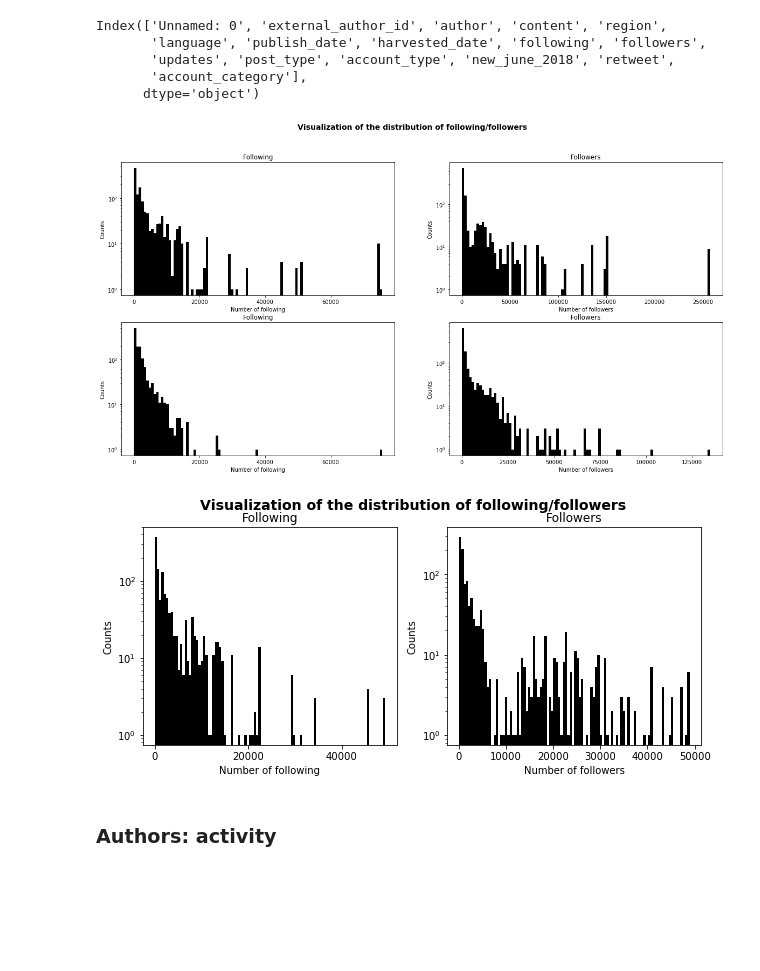
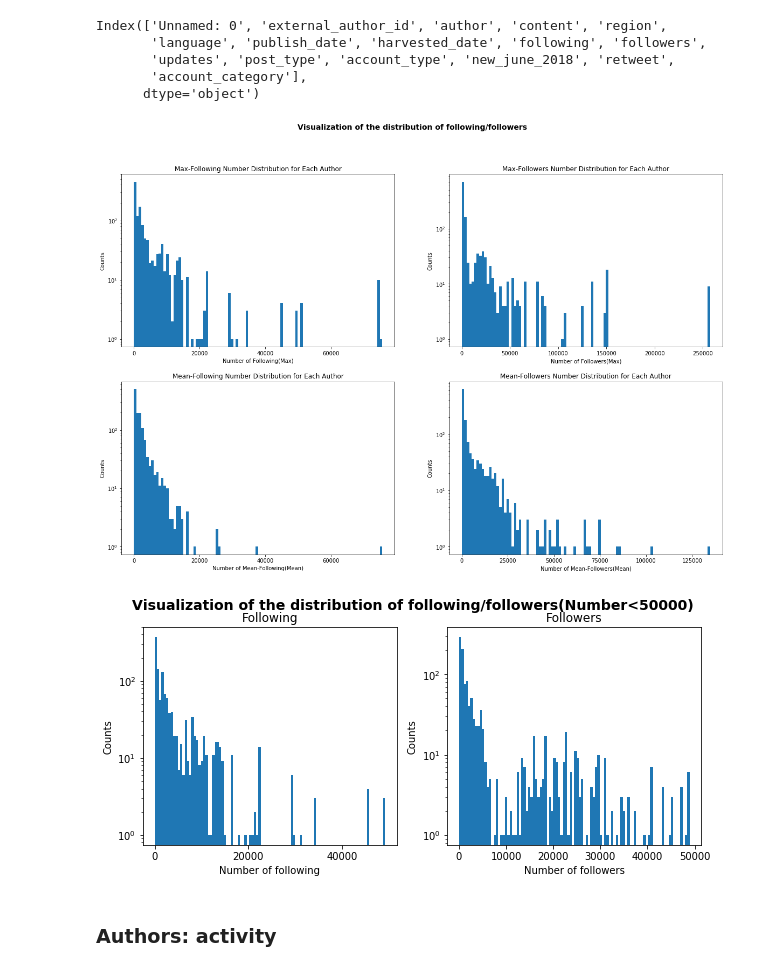
Before and after one commit to menghanhui/ADA-Project, a Jupyter notebook: Milestone2.ipynb, the cells around one changed output. Cells and saved outputs as stored; diff of their text form; code cells hidden in the pictures; blank space fills up the shorter version.

Commit message:
Modify the graphs a little

```diff
--- a/Milestone2.ipynb
+++ b/Milestone2.ipynb
@@ -132,64 +193,64 @@ avgfollowers=avgfollowers.groupby('author').agg({'followers': 'mean'}).rename(co
 avgfollowing=pd.concat([italian_tweets[['author','following','time']],italian_tweets_old[['author','following','time']]])
 avgfollowing=avgfollowing.groupby('author').agg({'following': 'mean'}).rename(columns={'following':'mean_following'})
 # %%
-fig=plt.figure(figsize=(20,10))
+fig=plt.figure(figsize=(20,13))
 fig.suptitle('Visualization of the distribution of following/followers', fontsize=14, fontweight='bold')
 
 ax = fig.add_subplot(221)
-ax.hist(following.max_following,bins=100,log=True,color='black')
-ax.set_xlabel('Number of following')
+ax.hist(following.max_following,bins=100,log=True)
+ax.set_xlabel('Number of Following(Max)')
 ax.set_ylabel('Counts')
-ax.set_title(r'Following')
+ax.set_title(r'Max-Following Number Distribution for Each Author')
 plt.locator_params(axis='x',nbins=6)
 
 ax2 = fig.add_subplot(222)
-ax2.hist(followers.max_followers,bins=100,log=True, color='black')
-ax2.set_xlabel('Number of followers')
+ax2.hist(followers.max_followers,bins=100,log=True)
+ax2.set_xlabel('Number of Followers(Max)')
 ax2.set_ylabel('Counts')
-ax2.set_title(r'Followers')
+ax2.set_title(r'Max-Followers Number Distribution for Each Author')
 plt.locator_params(axis='x',nbins=6)
 
 ax3 = fig.add_subplot(223)
-ax3.hist(avgfollowing.mean_following,bins=100,log=True, color='black')
-ax3.set_xlabel('Number of following')
+ax3.hist(avgfollowing.mean_following,bins=100,log=True)
+ax3.set_xlabel('Number of Mean-Following(Mean)')
 ax3.set_ylabel('Counts')
-ax3.set_title(r'Following')
+ax3.set_title(r'Mean-Following Number Distribution for Each Author')
 plt.locator_params(axis='x',nbins=6)
 
 ax4 = fig.add_subplot(224)
-ax4.hist(avgfollowers.mean_followers,bins=100,log=True, color='black')
-ax4.set_xlabel('Number of followers')
+ax4.hist(avgfollowers.mean_followers,bins=100,log=True)
+ax4.set_xlabel('Number of Mean-Followers(Mean)')
 ax4.set_ylabel('Counts')
-ax4.set_title(r'Followers')
+ax4.set_title(r'Mean-Followers Number Distribution for Each Author')
 plt.locator_params(axis='x',nbins=6)
 
 plt.show()
 # %% [output]
-[figure, old version]
+[figure, new version]
 # %%
 counters=italian_tweets.groupby('author').count()
 less_following = following.loc[following['max_following'] < 50000]
 less_followers = followers.loc[followers['max_followers'] < 50000]
 # %%
 fig=plt.figure(figsize=(10,4))
-fig.suptitle('Visualization of the distribution of following/followers', fontsize=14, fontweight='bold')
+fig.suptitle('Visualization of the distribution of following/followers(Number<50000)', fontsize=14, fontweight='bold')
 ax = fig.add_subplot(121)
 
-ax.hist(less_following.max_following,bins=100, log=True, color='black')
+ax.hist(less_following.max_following,bins=100, log=True)
 ax.set_xlabel('Number of following')
 ax.set_ylabel('Counts')
 ax.set_title(r'Following')
 plt.locator_params(axis='x',nbins=4)
 
 ax2 = fig.add_subplot(122)
-ax2.hist(less_followers.max_followers,bins=100,log=True, color='black')
+ax2.hist(less_followers.max_followers,bins=100,log=True)
 ax2.set_xlabel('Number of followers')
 ax2.set_ylabel('Counts')
 ax2.set_title(r'Followers')
 
 plt.show()
 # %% [output]
-[figure, old version]
+[figure, new version]
 # %% [markdown]
 ### Authors: activity
 # %%
```
Also changed, not shown: parts of 36 cells of this notebook.
